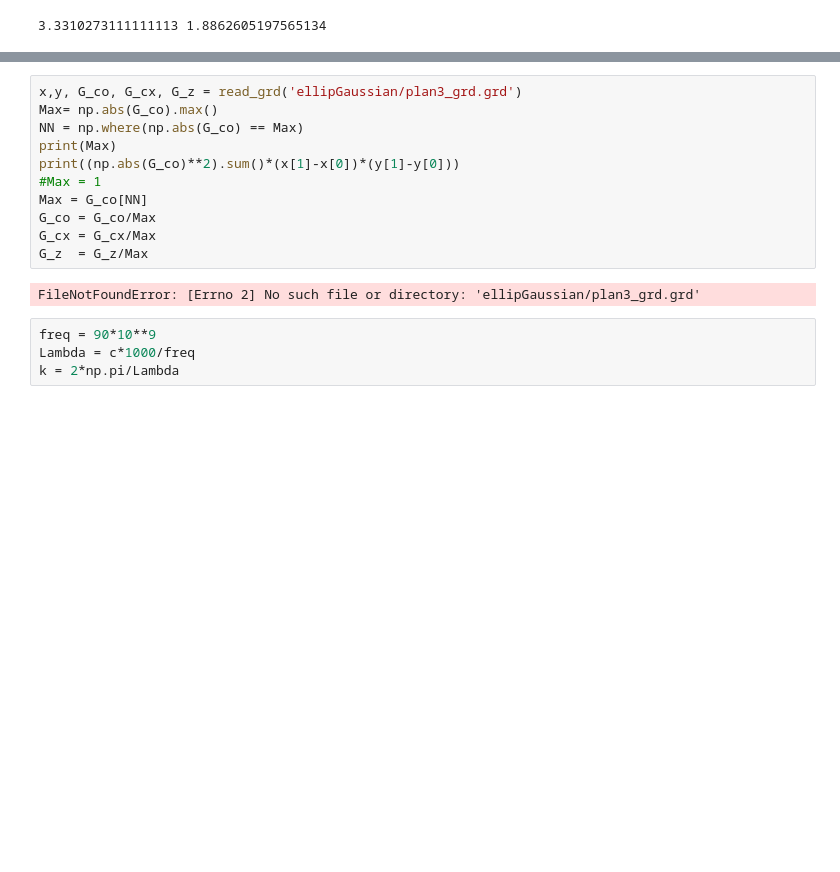
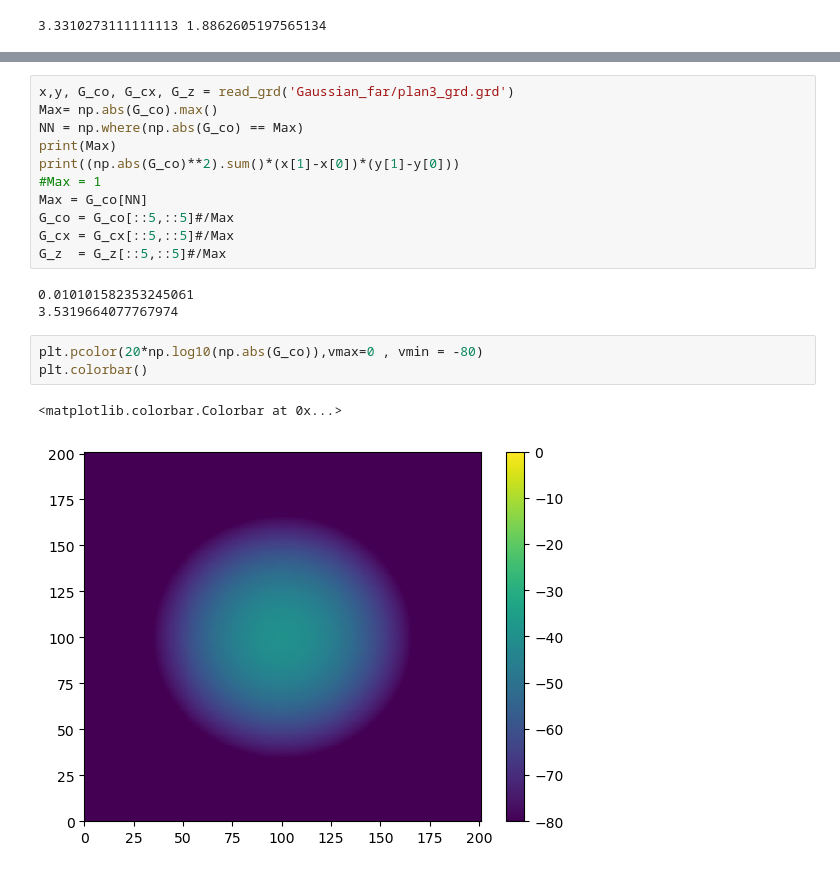
Before and after one commit to XiaodongRencologne/PO_test, a Jupyter notebook: Untitled_Gaussiantest.ipynb, the cells around one changed output, grey strips where cells are left out. Cells and saved outputs as stored; diff of their text form; blank space fills up the shorter version.

```diff
--- a/Untitled_Gaussiantest.ipynb
+++ b/Untitled_Gaussiantest.ipynb
@@ -30,17 +44,20 @@ feed= Feedpy.GaussiBeam(-8,9,
 # %%
-x,y, G_co, G_cx, G_z = read_grd('ellipGaussian/plan3_grd.grd')
+x,y, G_co, G_cx, G_z = read_grd('Gaussian_far/plan3_grd.grd')
 Max= np.abs(G_co).max()
 NN = np.where(np.abs(G_co) == Max)
 print(Max)
 print((np.abs(G_co)**2).sum()*(x[1]-x[0])*(y[1]-y[0]))
 #Max = 1
 Max = G_co[NN]
-G_co = G_co/Max
-G_cx = G_cx/Max
-G_z  = G_z/Max
+G_co = G_co[::5,::5]#/Max
+G_cx = G_cx[::5,::5]#/Max
+G_z  = G_z[::5,::5]#/Max
 # %% [output]
-FileNotFoundError: [Errno 2] No such file or directory: 'ellipGaussian/plan3_grd.grd'
+0.010101582353245061
+3.5319664077767974
-# %%
-freq = 90*10**9
-Lambda = c*1000/freq
-k = 2*np.pi/Lambda
+# %%
+plt.pcolor(20*np.log10(np.abs(G_co)),vmax=0 , vmin = -80)
+plt.colorbar()
+# %% [output]
+<matplotlib.colorbar.Colorbar at 0x...>
+[figure, added]
```
Also changed, not shown: parts of 28 cells of this notebook, 3 other files.
